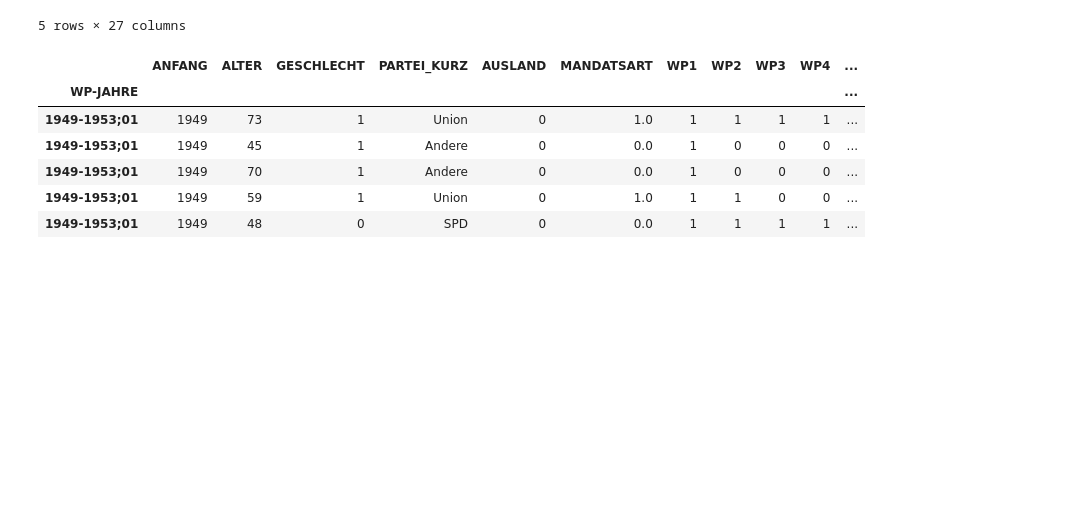
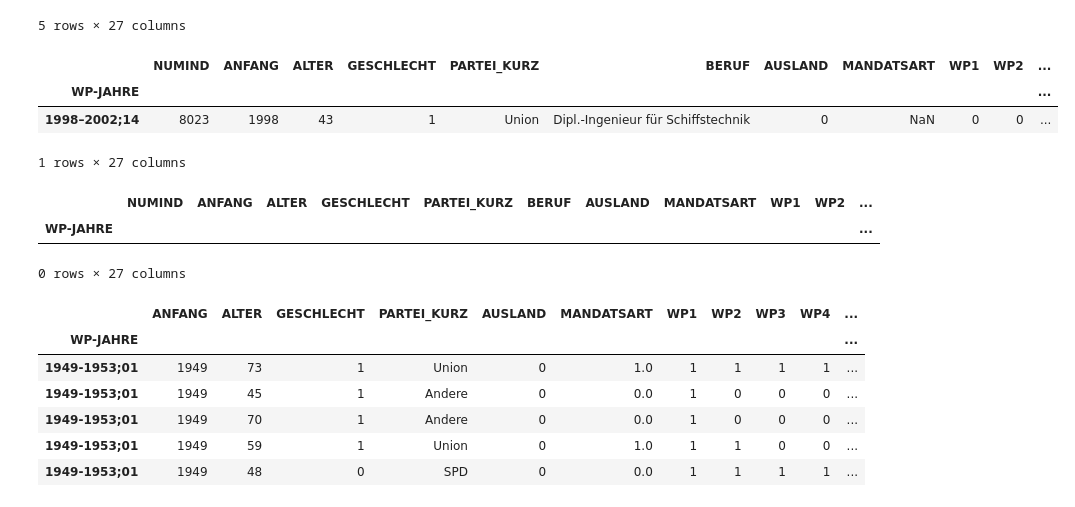
Before and after one commit to techlabsms/project-wt-18-12-Abgeordnetenanalyse, a Jupyter notebook: Prediction.ipynb, the cells around one changed output. Saved outputs shown, nothing was run; the diff lists cells and outputs as text; code cells hidden in the pictures; blank space fills up the shorter version.

```diff
--- a/Prediction.ipynb
+++ b/Prediction.ipynb
@@ -16,3 +16,10 @@ df.head()
 | 1949-1953;01 | 3 | 1949 | 59 | 1 | Union | Geschäftsführer | 0 | 1.0 | 1 | 1 | ... |
 | 1949-1953;01 | 4 | 1949 | 48 | 0 | SPD | Buchhalterin | 0 | 0.0 | 1 | 1 | ... |
 5 rows × 27 columns
+# %%
+df[df["MANDATSART"].isnull()]
+# %% [output]
+|  | NUMIND | ANFANG | ALTER | GESCHLECHT | PARTEI_KURZ | BERUF | AUSLAND | MANDATSART | WP1 | WP2 | ... |
+| WP-JAHRE |  |  |  |  |  |  |  |  |  |  | ... |
+| 1998–2002;14 | 8023 | 1998 | 43 | 1 | Union | Dipl.-Ingenieur für Schiffstechnik | 0 | NaN | 0 | 0 | ... |
+1 rows × 27 columns
@@ -19,3 +28,9 @@ df.head()
+# %%
+df[df["MANDATSART"].isnull()]
+# %% [output]
+|  | NUMIND | ANFANG | ALTER | GESCHLECHT | PARTEI_KURZ | BERUF | AUSLAND | MANDATSART | WP1 | WP2 | ... |
+| WP-JAHRE |  |  |  |  |  |  |  |  |  |  | ... |
+0 rows × 27 columns
 # %%
 df = df.drop(["NUMIND", "BERUF"], axis = 1)
 
```
Also changed, not shown: parts of 16 cells of this notebook.
